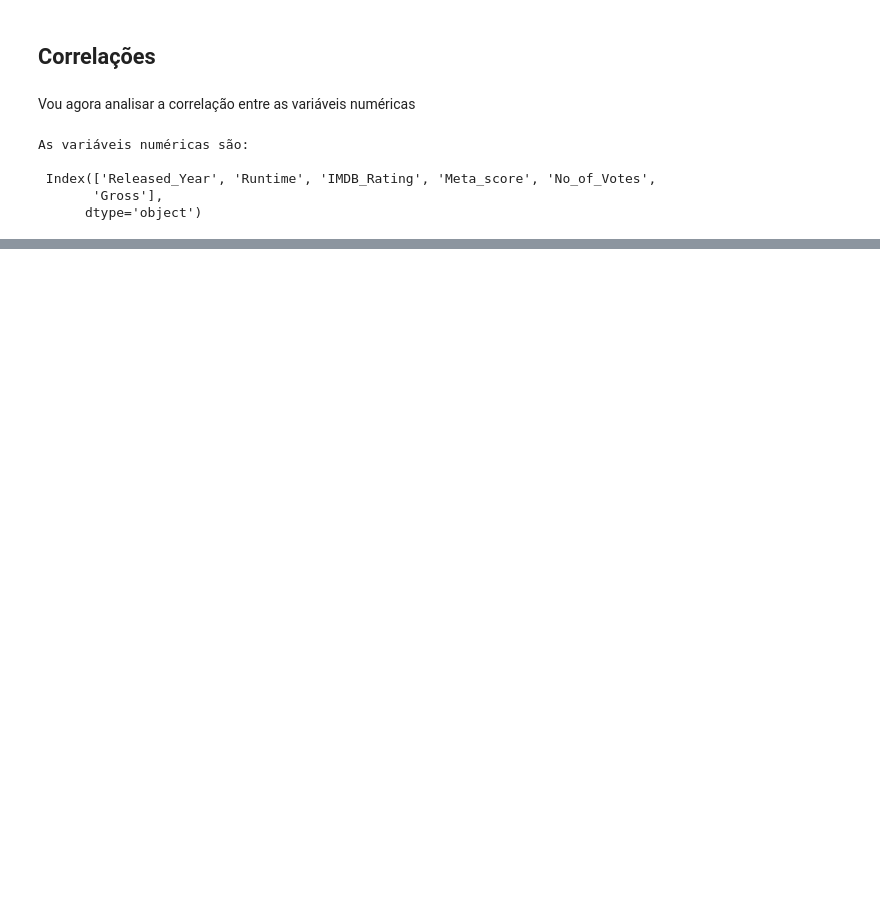
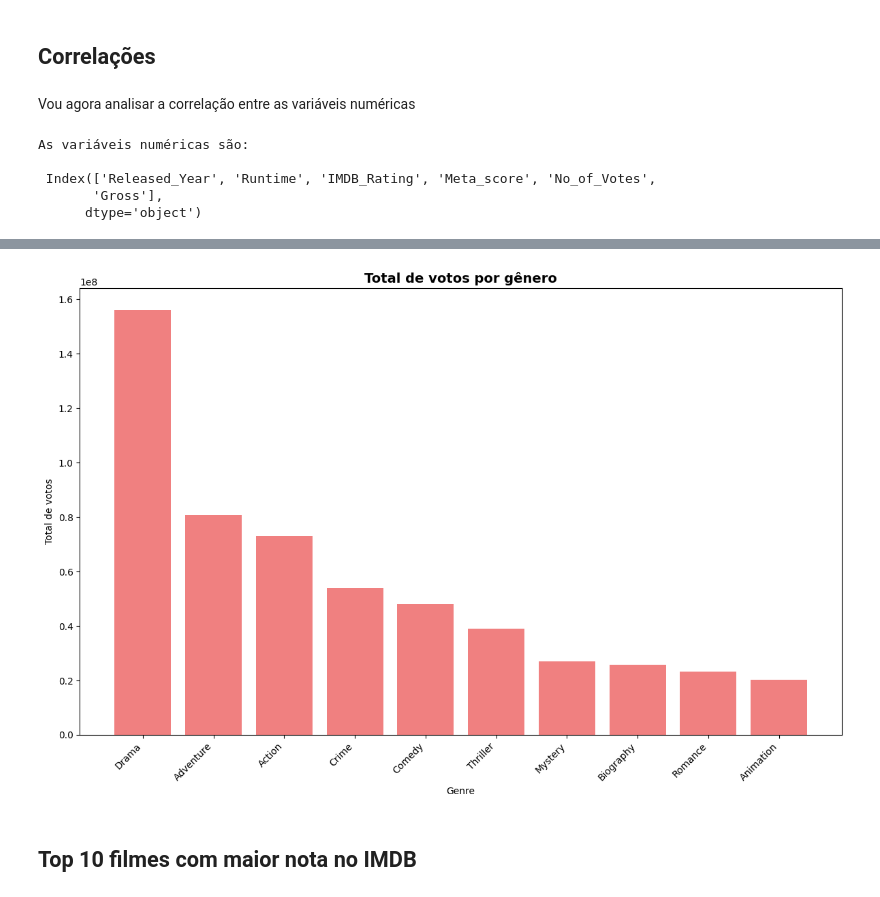
Before and after one commit to arthwho/IMDB-EDA, a Jupyter notebook: pproductions.ipynb, the cells around one changed output, grey strips where cells are left out. Cells and saved outputs as stored; diff of their text form; code cells hidden in the pictures; blank space fills up the shorter version.

```diff
--- a/pproductions.ipynb
+++ b/pproductions.ipynb
@@ -253,0 +340,13 @@ sns.heatmap(corr, annot=True, cmap='viridis', fmt='.2f')
+# %%
+print("Primeiros 5 gêneros:")
+print(genre_counts.head(10).index.tolist())
+print("\nPrimeiros 5 filmes com seus gêneros:")
+print(df[['Series_Title', 'Genre', 'IMDB_Rating']].head())
+
+# verificar um gênero específico
+test_genre = genre_counts.head(10).index[0]  # Primeiro gênero
+print(f"\nTestando gênero: {test_genre}")
+mask = df['Genre'].str.contains(f'\\b{test_genre}\\b', na=False)
+print(f"Filmes encontrados: {mask.sum()}")
+print(f"Média de rating: {df[mask]['IMDB_Rating'].mean()}")
+print(f"Ratings únicos: {df[mask]['IMDB_Rating'].unique()[:10]}")  # Primeiros 10 ratings únicos
@@ -253,0 +371,5 @@ sns.heatmap(corr, annot=True, cmap='viridis', fmt='.2f')
+# %%
+for genre in genre_counts.head(10).index:
+    mask = df['Genre'].str.contains(f'\\b{genre}\\b', na=False)
+    avg_rating = df[mask]['IMDB_Rating'].mean()
+    print(f"{genre}: {avg_rating:.4f}")
@@ -253,0 +405,9 @@ sns.heatmap(corr, annot=True, cmap='viridis', fmt='.2f')
+# %%
+genre_total_votes = {}
+for genre in genre_counts.head(10).index:
+    mask = df['Genre'].str.contains(f'\\b{genre}\\b', na=False)
+    genre_total_votes[genre] = df[mask]['No_of_Votes'].sum()  # Soma total de votos
+
+genre_votes_df = pd.DataFrame(list(genre_total_votes.items()),
+                              columns=['Genre', 'Total Votes'])
+genre_votes_df = genre_votes_df.sort_values('Total Votes', ascending=False)
@@ -253,0 +428,14 @@ sns.heatmap(corr, annot=True, cmap='viridis', fmt='.2f')
+# %%
+plt.figure(figsize=(12, 8))
+plt.bar(genre_votes_df['Genre'], genre_votes_df['Total Votes'],
+               color='lightcoral')
+plt.title('Total de votos por gênero', fontsize=14, fontweight='bold')
+plt.xlabel('Genre')
+plt.ylabel('Total de votos')
+plt.xticks(rotation=45, ha='right')
+plt.tight_layout()
+plt.show()
+# %% [output]
+[figure, added]
+# %% [markdown]
+## Top 10 filmes com maior nota no IMDB
```
Also changed, not shown: parts of 44 cells of this notebook.
